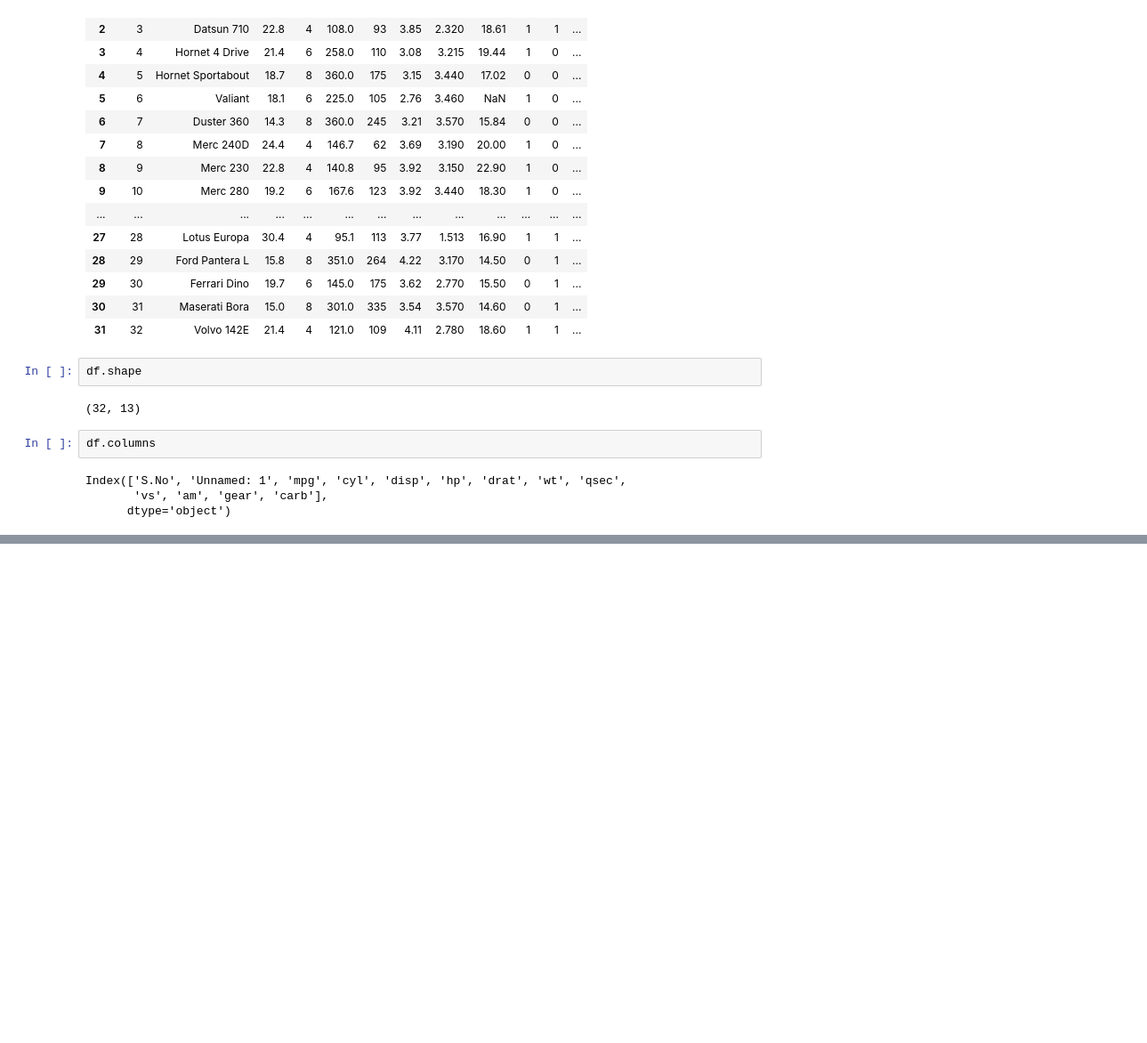
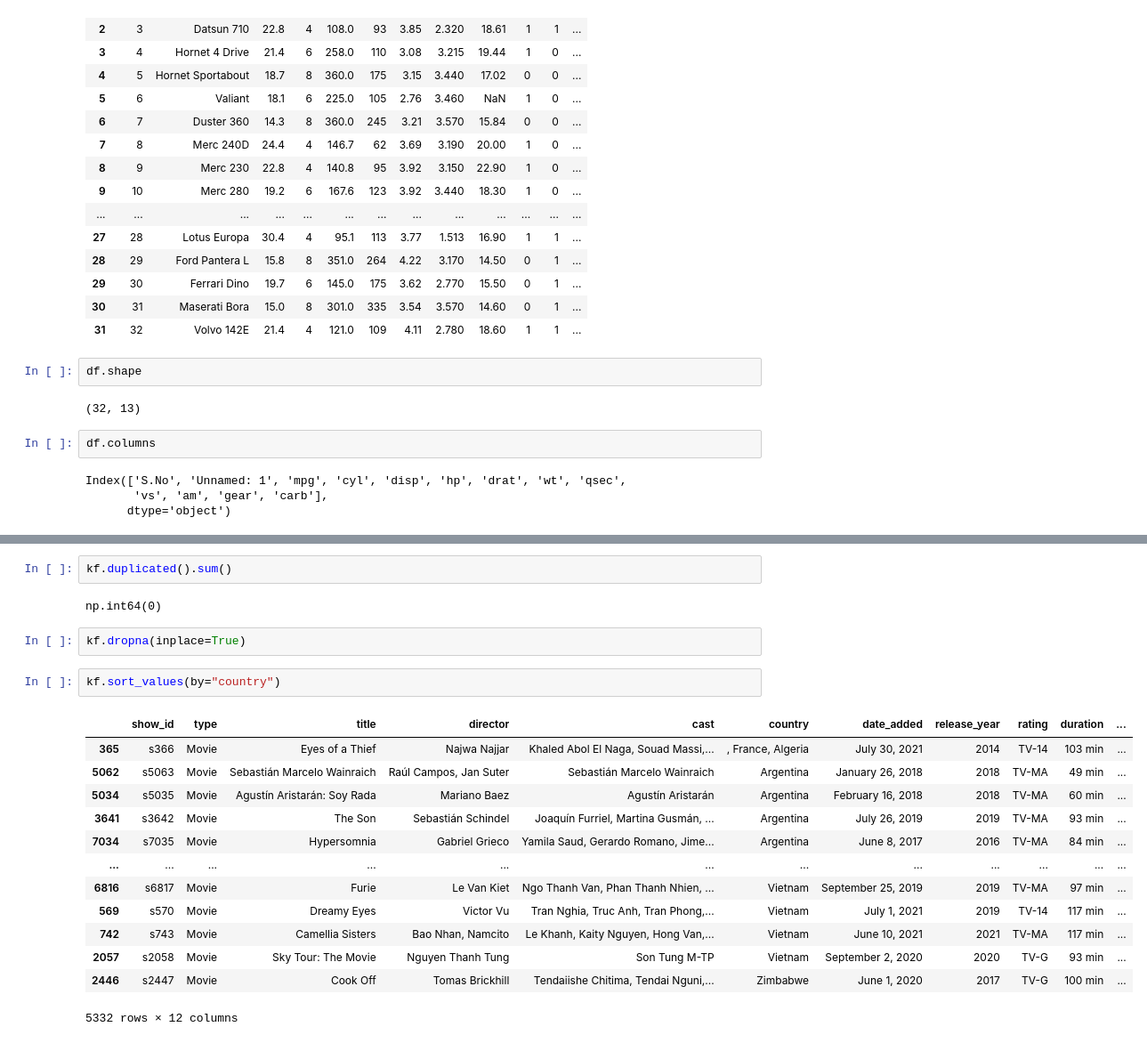
Before and after one commit to kishorecivil/My-first-repo, a Jupyter notebook: untitled0.ipynb, the cells around one changed output, grey strips where cells are left out. Shown at 89% size. Drawn from its saved outputs; the diff is of its cells as text; blank space fills up the shorter version.

```diff
--- a/untitled0.ipynb
+++ b/untitled0.ipynb
@@ -597,0 +681,22 @@ Index(['S.No', 'Unnamed: 1', 'mpg', 'cyl', 'disp', 'hp', 'drat', 'wt', 'qsec',
+# %%
+kf.duplicated().sum()
+# %% [output]
+np.int64(0)
+# %%
+kf.dropna(inplace=True)
+# %%
+kf.sort_values(by="country")
+# %% [output]
+|  | show_id | type | title | director | cast | country | date_added | release_year | rating | duration | ... |
+| 365 | s366 | Movie | Eyes of a Thief | Najwa Najjar | Khaled Abol El Naga, Souad Massi,... | , France, Algeria | July 30, 2021 | 2014 | TV-14 | 103 min | ... |
+| 5062 | s5063 | Movie | Sebastián Marcelo Wainraich | Raúl Campos, Jan Suter | Sebastián Marcelo Wainraich | Argentina | January 26, 2018 | 2018 | TV-MA | 49 min | ... |
+| 5034 | s5035 | Movie | Agustín Aristarán: Soy Rada | Mariano Baez | Agustín Aristarán | Argentina | February 16, 2018 | 2018 | TV-MA | 60 min | ... |
+| 3641 | s3642 | Movie | The Son | Sebastián Schindel | Joaquín Furriel, Martina Gusmán, ... | Argentina | July 26, 2019 | 2019 | TV-MA | 93 min | ... |
+| 7034 | s7035 | Movie | Hypersomnia | Gabriel Grieco | Yamila Saud, Gerardo Romano, Jime... | Argentina | June 8, 2017 | 2016 | TV-MA | 84 min | ... |
+| ... | ... | ... | ... | ... | ... | ... | ... | ... | ... | ... | ... |
+| 6816 | s6817 | Movie | Furie | Le Van Kiet | Ngo Thanh Van, Phan Thanh Nhien, ... | Vietnam | September 25, 2019 | 2019 | TV-MA | 97 min | ... |
+| 569 | s570 | Movie | Dreamy Eyes | Victor Vu | Tran Nghia, Truc Anh, Tran Phong,... | Vietnam | July 1, 2021 | 2019 | TV-14 | 117 min | ... |
+| 742 | s743 | Movie | Camellia Sisters | Bao Nhan, Namcito | Le Khanh, Kaity Nguyen, Hong Van,... | Vietnam | June 10, 2021 | 2021 | TV-MA | 117 min | ... |
+| 2057 | s2058 | Movie | Sky Tour: The Movie | Nguyen Thanh Tung | Son Tung M-TP | Vietnam | September 2, 2020 | 2020 | TV-G | 93 min | ... |
+| 2446 | s2447 | Movie | Cook Off | Tomas Brickhill | Tendaiishe Chitima, Tendai Nguni,... | Zimbabwe | June 1, 2020 | 2017 | TV-G | 100 min | ... |
+5332 rows × 12 columns
```
Also changed, not shown: parts of 8 cells of this notebook.
